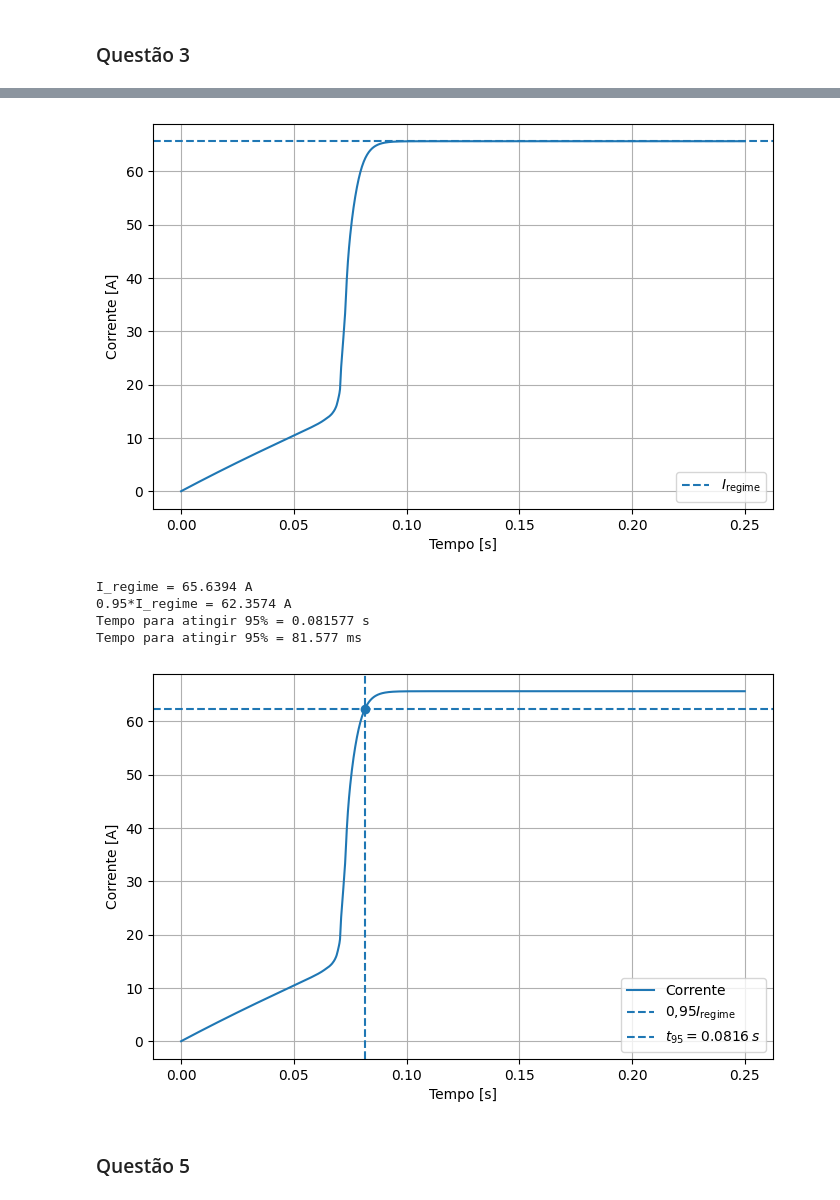
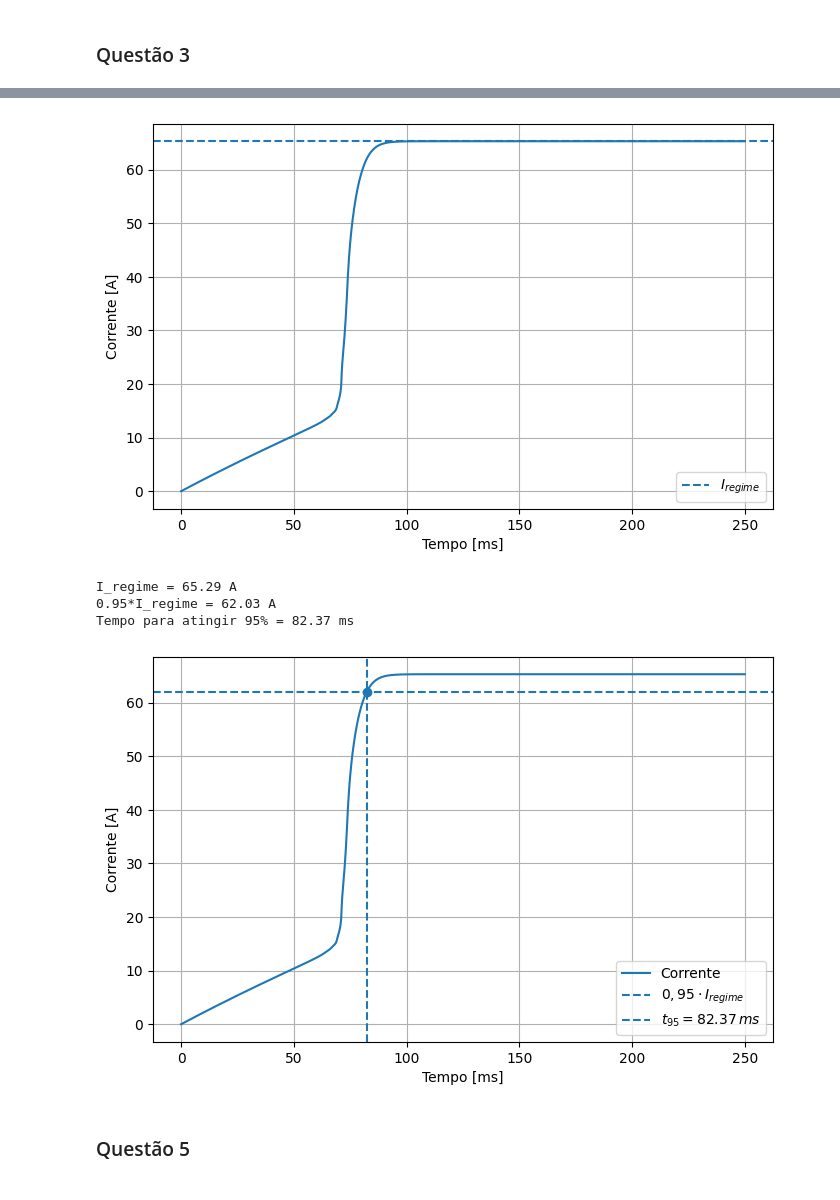
Before and after one commit to Tulio-Tav/Conversao_Eletromecanica, a Jupyter notebook: Projeto_de_conversao.ipynb, the cells around one changed output, grey strips where cells are left out. Cells and saved outputs as stored; diff of their text form; code cells hidden in the pictures.

```diff
--- a/Projeto_de_conversao.ipynb
+++ b/Projeto_de_conversao.ipynb
@@ -258,10 +266,9 @@ n_pontos = 1001
 t = np.linspace(0, 0.25, n_pontos)
 dt = t[1] - t[0]
 
-R_eq = Rb
-I_regime = V / R_eq
+I_regime = V / Rb
 
-def determina_Ik(I_km1, theta=0, tolerancia=1e-7):
+def determina_Ik(I_km1, theta=0, tolerancia=1e-4):
     """
     Um passo do método de Euler implícito aplicado a:
 
@@ -272,21 +279,13 @@ def determina_Ik(I_km1, theta=0, tolerancia=1e-7):
     fluxo_Ikm1 = fluxo_concatenado(I_km1, theta)
 
     def equacao_discreta(I_k):
-        return (
-            fluxo_concatenado(I_k, theta)
-            - fluxo_Ikm1
-            + R_eq*I_k*dt
-            - V*dt
-        )
+        return fluxo_concatenado(I_k, theta) - fluxo_Ikm1 + R_eq*I_k*dt - V*dt
 
     a = I_km1
     b = I_regime
 
     fa = equacao_discreta(a)
     fb = equacao_discreta(b)
-
-    if abs(fa) < 1e-14:
-        return a
 
     if fa*fb > 0:
         raise ValueError(
@@ -296,73 +295,70 @@ def determina_Ik(I_km1, theta=0, tolerancia=1e-7):
 
     while abs(b-a) > tolerancia:
         c = 0.5*(a+b)
+        fb = equacao_discreta(b)
         fc = equacao_discreta(c)
 
-        if fa*fc <= 0:
+        if fb*fc > 0:
             b = c
         else:
             a = c
-            fa = fc
 
     return 0.5*(a+b)
 
 I_array = np.zeros_like(t)
 
-for k in range(1, len(t)):
+for k in range(1, len(t), 1):
     I_array[k] = determina_Ik(I_array[k-1], theta=0)
 
 plt.figure(figsize=(8, 5))
-plt.plot(t, I_array)
-plt.axhline(I_regime, linestyle='--', label=r'$I_{\mathrm{regime}}$')
-plt.xlabel('Tempo [s]')
+plt.plot(1e3*t, I_array)
+plt.axhline(I_regime, linestyle='--', label=r'$I_{regime}$')
+plt.xlabel('Tempo [ms]')
 plt.ylabel('Corrente [A]')
 plt.grid(True)
 plt.legend()
 plt.show()
 # %% [output]
-[figure, old version]
+[figure, new version]
 # %%
 I_95 = 0.95*I_regime
 
 indices = np.where(I_array >= I_95)[0]
 
 if len(indices) == 0:
     raise RuntimeError(
         "A corrente não atingiu 95% no intervalo simulado."
     )
 
 k_95 = indices[0]
 
 if k_95 == 0:
     t_95 = t[0]
 else:
     # Interpolação linear entre os dois pontos que cercam I_95
     t1, t2 = t[k_95 - 1], t[k_95]
     I1, I2 = I_array[k_95 - 1], I_array[k_95]
-
     t_95 = t1 + (I_95 - I1)*(t2 - t1)/(I2 - I1)
 
-print(f"I_regime = {I_regime:.4f} A")
-print(f"0.95*I_regime = {I_95:.4f} A")
-print(f"Tempo para atingir 95% = {t_95:.6f} s")
-print(f"Tempo para atingir 95% = {1e3*t_95:.3f} ms")
+print(f"I_regime = {I_regime:.2f} A")
+print(f"0.95*I_regime = {I_95:.2f} A")
+print(f"Tempo para atingir 95% = {1e3*t_95:.2f} ms")
 
 plt.figure(figsize=(8, 5))
-plt.plot(t, I_array, label='Corrente')
-plt.axhline(I_95, linestyle='--', label=r'$0{,}95I_{\mathrm{regime}}$')
-plt.axvline(t_95, linestyle='--', label=fr'$t_{{95}}={t_95:.4f}\,s$')
-plt.scatter([t_95], [I_95])
-plt.xlabel('Tempo [s]')
+plt.plot(1e3*t, I_array, label='Corrente')
+plt.axhline(I_95, linestyle='--', label=r'$0,95\cdot I_{regime}$')
+plt.axvline(1e3*t_95, linestyle='--', label=fr'$t_{{95}}={1e3*t_95:.2f}\,ms$')
+plt.scatter([1e3*t_95], [I_95])
+plt.xlabel('Tempo [ms]')
 plt.ylabel('Corrente [A]')
 plt.grid(True)
 plt.legend()
 plt.show()
 # %% [output]
-I_regime = 65.6394 A
-0.95*I_regime = 62.3574 A
-Tempo para atingir 95% = 0.081577 s
-Tempo para atingir 95% = 81.577 ms
+I_regime = 65.29 A
+0.95*I_regime = 62.03 A
+Tempo para atingir 95% = 82.37 ms
-[figure, old version]
+[figure, new version]
 # %% [markdown]
 ### Questão 5 ###
 # %%
```
Also changed, not shown: parts of 11 cells of this notebook.
